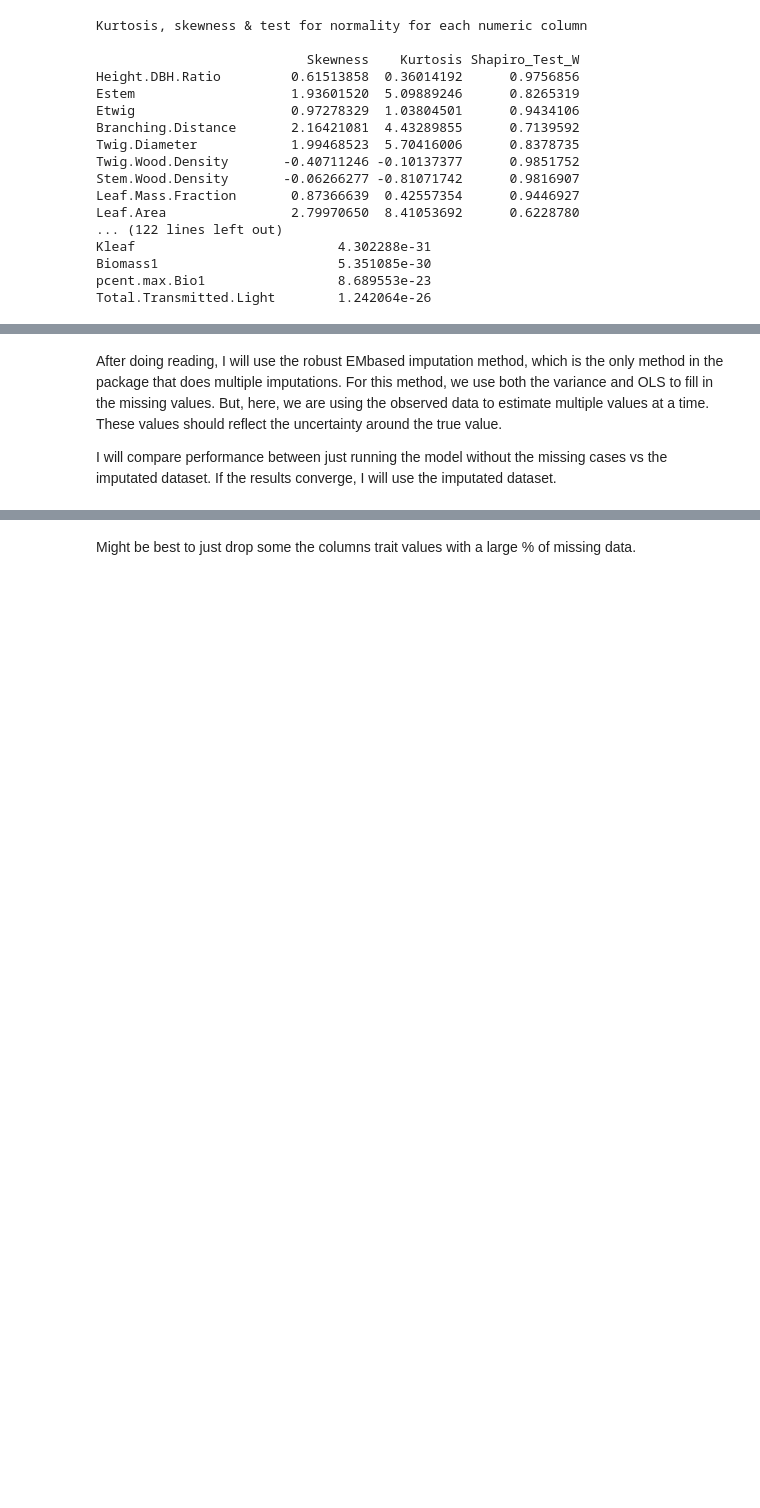
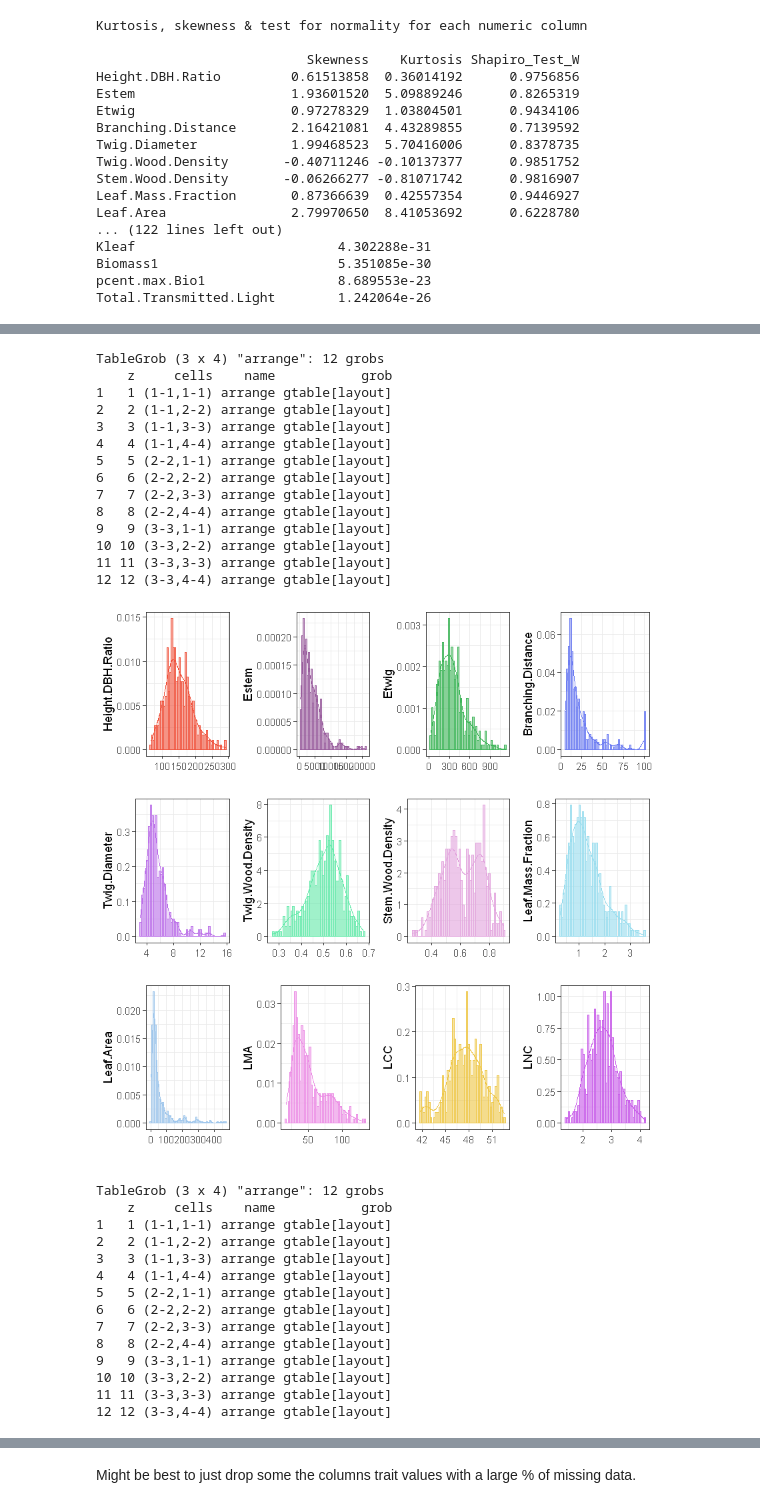
Before and after one commit to juliemessier/Trait-Performance-Relationships, a Jupyter notebook: notebooks/archive/Data Exploration & Cleaning.ipynb, the cells around one changed output, grey strips where cells are left out. Saved outputs shown, nothing was run; the diff lists cells and outputs as text; code cells hidden in the pictures; blank space fills up the shorter version.

```diff
--- a/notebooks/archive/Data Exploration & Cleaning.ipynb
+++ b/notebooks/archive/Data Exploration & Cleaning.ipynb
@@ -167,28 +168,3 @@ Kleaf                          4.302288e-31
 Biomass1                       5.351085e-30
 pcent.max.Bio1                 8.689553e-23
 Total.Transmitted.Light        1.242064e-26
-# %%
-library(tidyr)
-library(ggplot2)
-library(hrbrthemes)
-library(extrafont)
-library(vegan)
-
-data_distribution <- function(df){
-    # given a dataframe, df, plot a density histogram and density plot
-    # we must put the data in long form first
-    # then, we can return the appropriate plot
-    col_list <- colnames(df)[which(sapply(1:ncol(df), function (x){is.numeric(df[,x])}))]
-    df_long = gather(df,group,measure, all_of(col_list), factor_key = TRUE)
-    df_long$measure <- as.numeric(df_long$measure)
-
-    df_hist_density <- ggplot(df_long, aes(x = measure, fill = group, colour = group)) +
-    geom_histogram(aes (y = ..density..),position = "identity", alpha = 0.5, bins = 50)+
-    geom_density(aes(fill = NULL), alpha = 0.5)+
-    facet_wrap(~ group, scales = "free")+
-    labs( x = " ", y = " ")+
-    theme_bw() +
-    theme(legend.title = element_blank(), legend.position="bottom",
-         text=element_text(family="Arial"))
-    return(df_hist_density)
-}
@@ -247,4 +261,32 @@ Warning message:
-# %% [markdown]
-After doing reading, I will use the robust  EMbased imputation method, which is the only method in the package that does multiple imputations. For this method, we use both the variance and OLS to fill in the missing values. But, here, we are using the observed data to estimate multiple values at a time. These values should reflect the uncertainty around the true value.
-
-I will compare performance between just running the model without the missing cases vs the imputated dataset. If the results converge, I will use the imputated dataset.
+# %%
+data_distribution(MSH.Raw)
+# %% [output]
+TableGrob (3 x 4) "arrange": 12 grobs
+    z     cells    name           grob
+1   1 (1-1,1-1) arrange gtable[layout]
+2   2 (1-1,2-2) arrange gtable[layout]
+3   3 (1-1,3-3) arrange gtable[layout]
+4   4 (1-1,4-4) arrange gtable[layout]
+5   5 (2-2,1-1) arrange gtable[layout]
+6   6 (2-2,2-2) arrange gtable[layout]
+7   7 (2-2,3-3) arrange gtable[layout]
+8   8 (2-2,4-4) arrange gtable[layout]
+9   9 (3-3,1-1) arrange gtable[layout]
+10 10 (3-3,2-2) arrange gtable[layout]
+11 11 (3-3,3-3) arrange gtable[layout]
+12 12 (3-3,4-4) arrange gtable[layout]
+[figure, added]
+TableGrob (3 x 4) "arrange": 12 grobs
+    z     cells    name           grob
+1   1 (1-1,1-1) arrange gtable[layout]
+2   2 (1-1,2-2) arrange gtable[layout]
+3   3 (1-1,3-3) arrange gtable[layout]
+4   4 (1-1,4-4) arrange gtable[layout]
+5   5 (2-2,1-1) arrange gtable[layout]
+6   6 (2-2,2-2) arrange gtable[layout]
+7   7 (2-2,3-3) arrange gtable[layout]
+8   8 (2-2,4-4) arrange gtable[layout]
+9   9 (3-3,1-1) arrange gtable[layout]
+10 10 (3-3,2-2) arrange gtable[layout]
+11 11 (3-3,3-3) arrange gtable[layout]
+12 12 (3-3,4-4) arrange gtable[layout]
```
Also changed, not shown: parts of 20 cells of this notebook.
